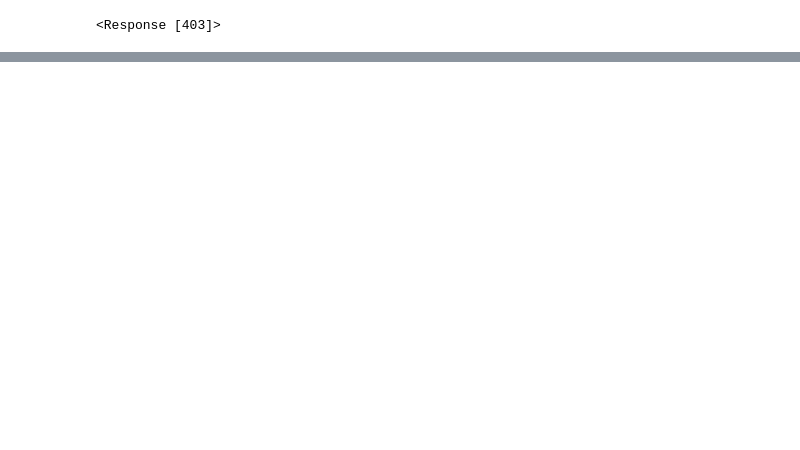
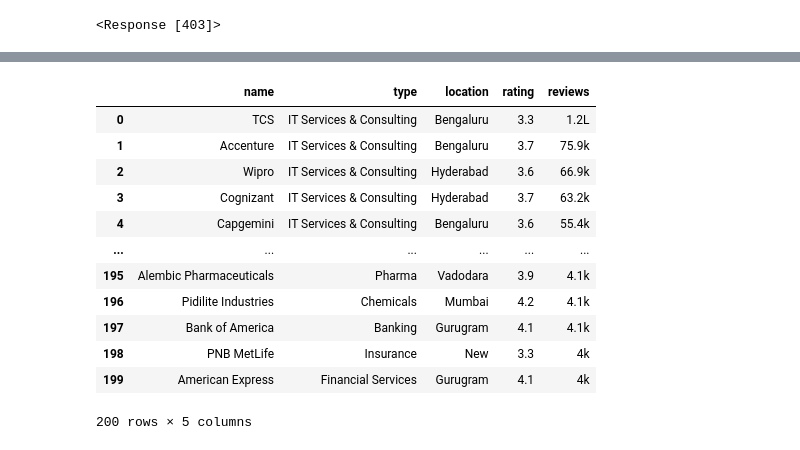
Before and after one commit to Rohan1283/ML_2026, a Jupyter notebook: Webscraping/WebScraping-demo.ipynb, the cells around one changed output, grey strips where cells are left out. Cells and saved outputs as stored; diff of their text form; code cells hidden in the pictures; blank space fills up the shorter version.

Commit message:
Merge branch 'main' of https://github.com/Rohan1283/ML_2026

```diff
--- a/Webscraping/WebScraping-demo.ipynb
+++ b/Webscraping/WebScraping-demo.ipynb
@@ -21,0 +196,46 @@ Note: you may need to restart the kernel to use updated packages.
+# %%
+final = pd.DataFrame()
+
+for j in range(1,11):
+
+    url = 'https://www.ambitionbox.com/list-of-companies?page={}'.format(j)
+
+    headers = {"User-Agent": "Mozilla/5.0 (Macintosh; Intel Mac OS X 10.14; rv: 66.0) Gecko/20100101 Firefox/66.0"}
+    webpage =requests.get(url,headers = headers).text
+
+    soup = BeautifulSoup(webpage, 'lxml')
+
+    company = soup.find_all('div', class_ = 'companyCardWrapper')
+
+    names = []
+    rating = []
+    location = []
+    reviews = []
+    type_ =[]
+    for i in company :
+        names.append(i.find_all('h2')[0].text.strip())
+        rating.append(i.find('div',class_ ='rating_text').text.strip())
+        location.append(i.find('span',class_ = 'companyCardWrapper__interLinking').text.strip().split('|')[1].split(' ')[1])
+        reviews.append(i.find('span', class_ = 'companyCardWrapper__ActionCount').text)
+        type_.append(i.find('span',class_ = 'companyCardWrapper__interLinking').text.strip().split('|')[0])
+
+    d = {'name':names, 'type': type_ , 'location': location, 'rating':rating, 'reviews':reviews}
+    df = pd.DataFrame(d)
+
+    final = pd.concat([final,df], ignore_index=True)
+# %%
+final
+# %% [output]
+|  | name | type | location | rating | reviews |
+| 0 | TCS | IT Services & Consulting | Bengaluru | 3.3 | 1.2L |
+| 1 | Accenture | IT Services & Consulting | Bengaluru | 3.7 | 75.9k |
+| 2 | Wipro | IT Services & Consulting | Hyderabad | 3.6 | 66.9k |
+| 3 | Cognizant | IT Services & Consulting | Hyderabad | 3.7 | 63.2k |
+| 4 | Capgemini | IT Services & Consulting | Bengaluru | 3.6 | 55.4k |
+| ... | ... | ... | ... | ... | ... |
+| 195 | Alembic Pharmaceuticals | Pharma | Vadodara | 3.9 | 4.1k |
+| 196 | Pidilite Industries | Chemicals | Mumbai | 4.2 | 4.1k |
+| 197 | Bank of America | Banking | Gurugram | 4.1 | 4.1k |
+| 198 | PNB MetLife | Insurance | New | 3.3 | 4k |
+| 199 | American Express | Financial Services | Gurugram | 4.1 | 4k |
+200 rows × 5 columns
```
Also changed, not shown: parts of 14 cells of this notebook, 30 other files.
